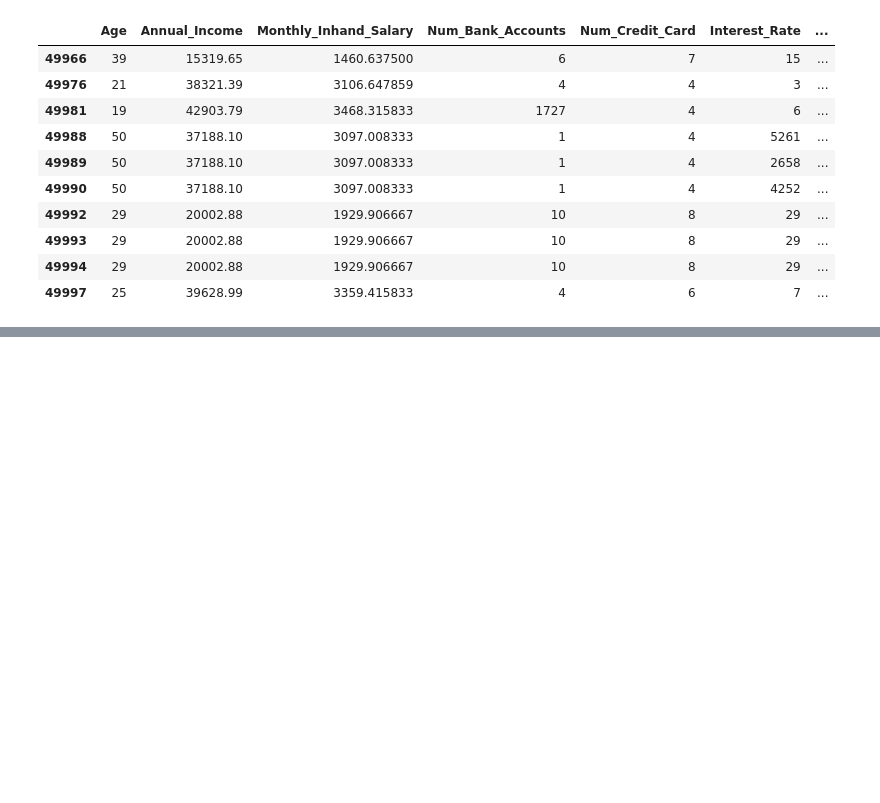
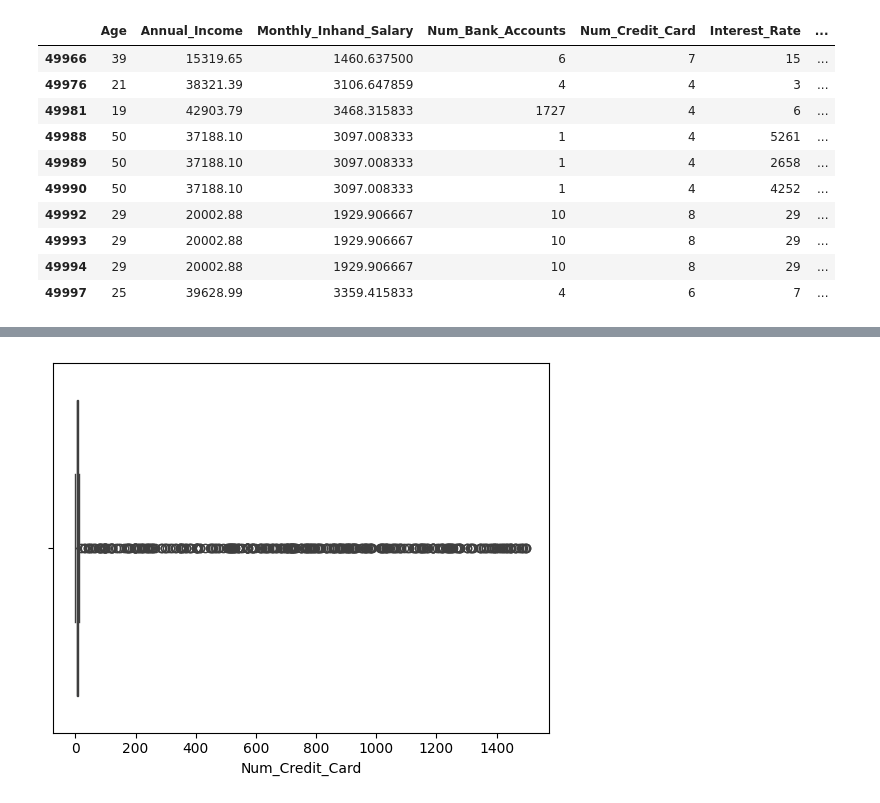
Before and after one commit to wessware/Credit_Risk_Analysis, a Jupyter notebook: credit_score_1.ipynb, the cells around one changed output, grey strips where cells are left out. Saved outputs shown, nothing was run; the diff lists cells and outputs as text; code cells hidden in the pictures; blank space fills up the shorter version.

```diff
--- a/credit_score_1.ipynb
+++ b/credit_score_1.ipynb
@@ -447,0 +475,5 @@ df.tail(10)
+# %%
+sns.boxplot(x=df['Num_Credit_Card'])
+plt.show()
+# %% [output]
+[figure, added]
```
Also changed, not shown: parts of 13 cells of this notebook.
